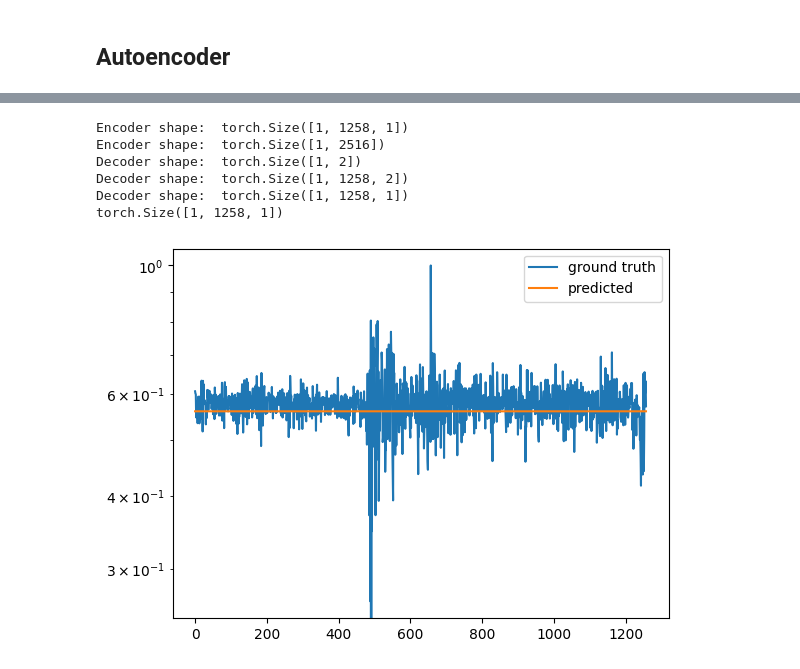
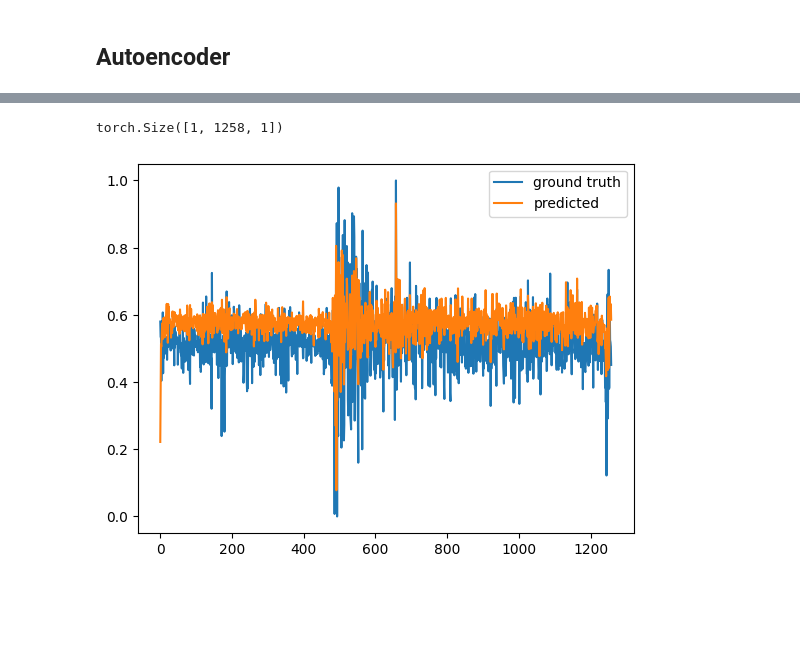
Before and after one commit to MaximeSzymanski/StocksClustering, a Jupyter notebook: clustering_stocks.ipynb, the cells around one changed output, grey strips where cells are left out. Drawn from its saved outputs; the diff is of its cells as text; code cells hidden in the pictures; blank space fills up the shorter version.

```diff
--- a/clustering_stocks.ipynb
+++ b/clustering_stocks.ipynb
@@ -476,7 +537,8 @@ class LSTMAutoencoder(nn.Module):
         x = self.decoder(x)
         return x
 # %%
-device = torch.device("cuda" if torch.cuda.is_available() else "cpu")
+#device = torch.device("cuda:0" if torch.cuda.is_available() else "cpu")
+device = 'cpu'
 model = LSTMAutoencoder(1,len(df_list_daily_return[0]),1)
 model.to(device)
 # %% [output]
@@ -579,40 +651,34 @@ KeyboardInterrupt:
 # %%
 # test the model on the training data
 predicted_training = []
 y_values_as_list = []
 
 
 
 # encode the training data
 
-y_pred = model(X[1].unsqueeze(0).unsqueeze(-1))
+y_pred = model(X[2].unsqueeze(0).unsqueeze(-1))
 train_results = y_pred.detach()
 #
 print(y_pred.detach().cpu().shape)
 y_pred = y_pred.cpu()
 # plot with matplotlib expected vs predicted, the x axis is the years
 
 #train_data['Close'].plot()
 # plot the predicted values as point
 # remove even index
 # put data every number_of_days, and 0 elsewhere to plot the points
 #divide by 2 x axis to plot the points
-plt.plot(X[1].cpu(),label='ground truth')
+plt.plot(X[2].cpu(),label='ground truth')
 
 
-plt.plot(y_pred.squeeze(0).detach().cpu(),label='predicted')
-plt.yscale("log")
+plt.plot(y_pred.squeeze(-1).squeeze(0).detach().cpu(),label='predicted')
 plt.legend()
 
 
 
 
 plt.show()
 # %% [output]
-Encoder shape:  torch.Size([1, 1258, 1])
-Encoder shape:  torch.Size([1, 2516])
-Decoder shape:  torch.Size([1, 2])
-Decoder shape:  torch.Size([1, 1258, 2])
-Decoder shape:  torch.Size([1, 1258, 1])
 torch.Size([1, 1258, 1])
-[figure, old version]
+[figure, new version]
```
Also changed, not shown: parts of 18 cells of this notebook.
